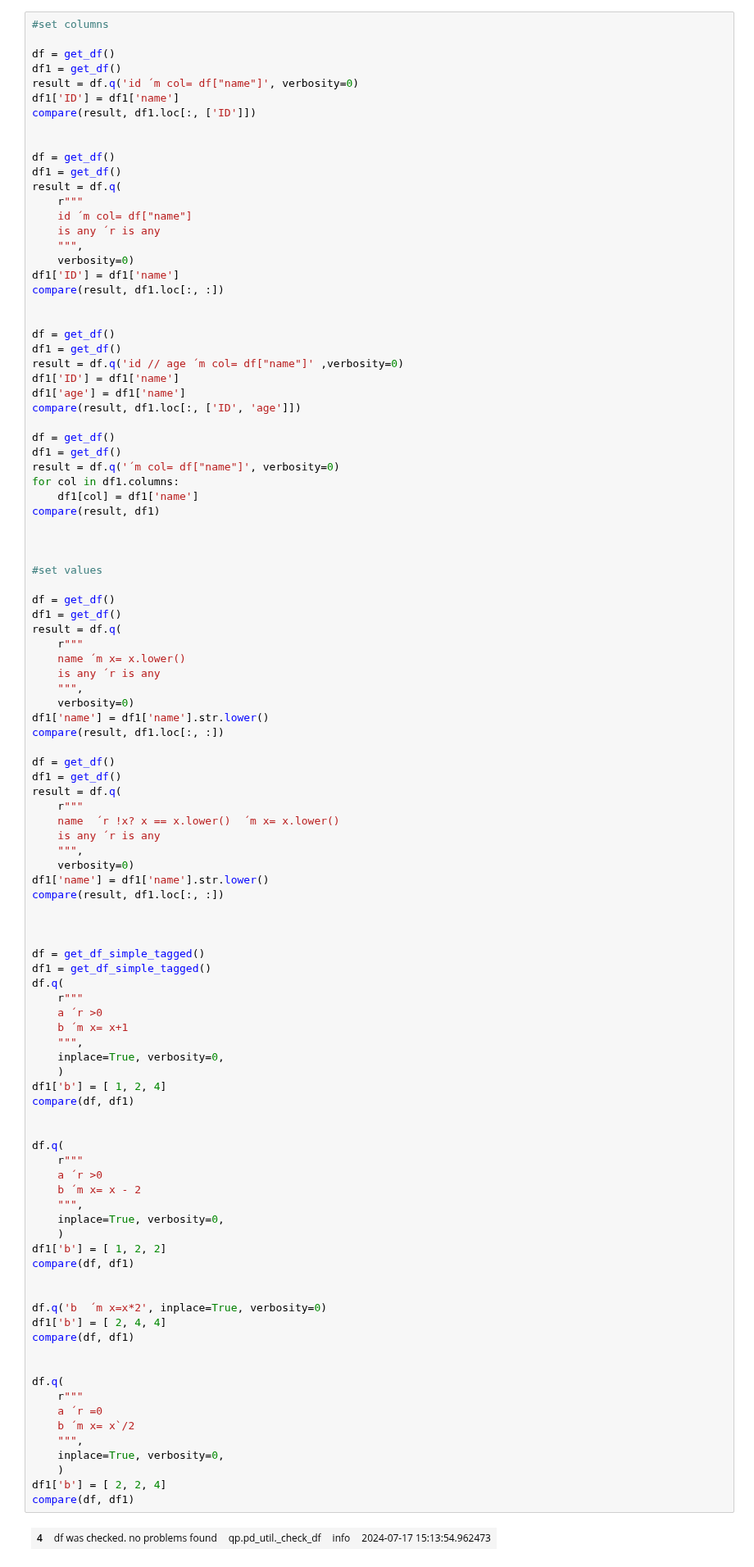
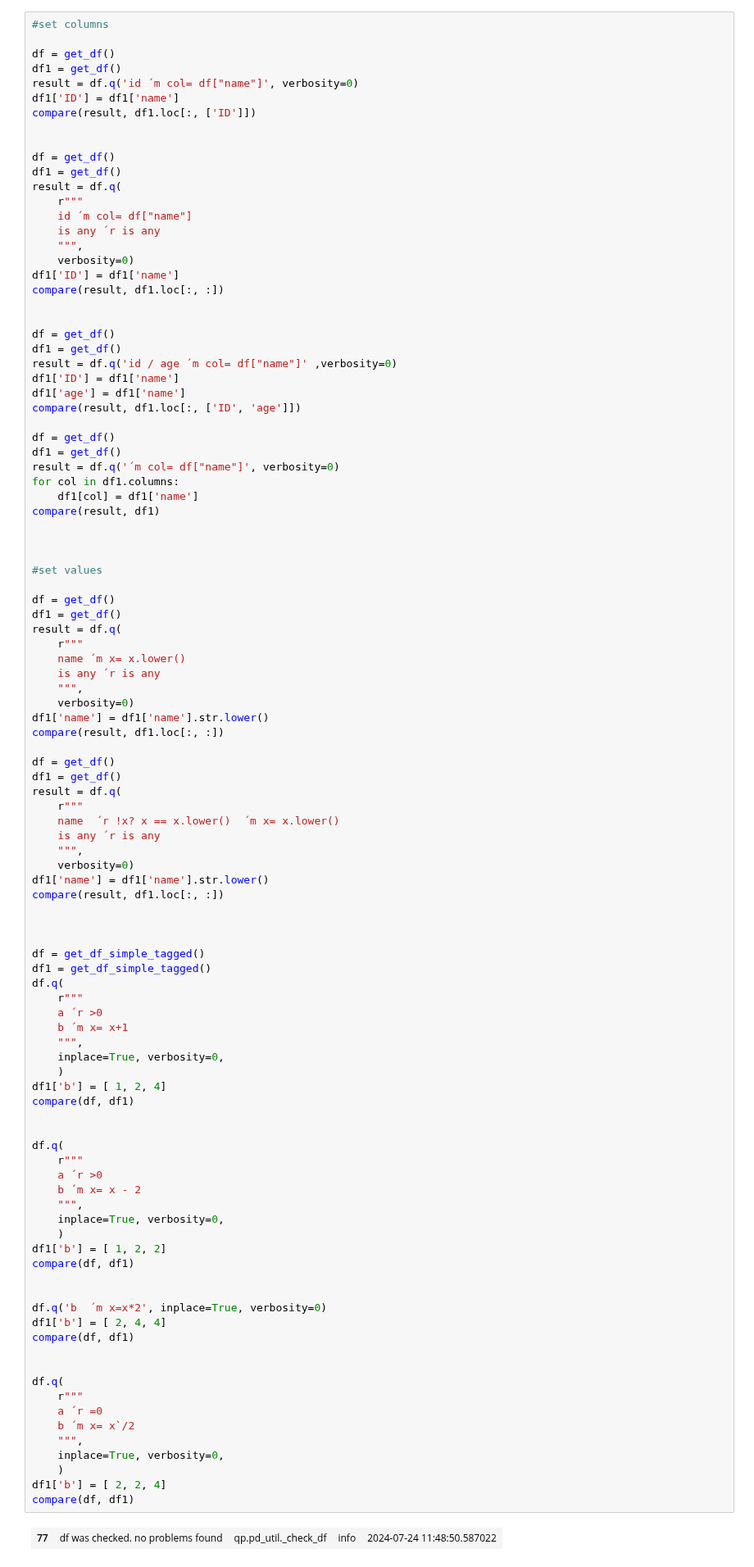
Before and after one commit to MartinVoelkl94/qplib_dev, a Jupyter notebook: testing.ipynb, the cells around one changed output. Shown at 82% size. Cells and saved outputs as stored; diff of their text form.

```diff
--- a/testing.ipynb
+++ b/testing.ipynb
@@ -988,7 +1024,7 @@ compare(result, df1.loc[:, :])
 
 df = get_df()
 df1 = get_df()
-result = df.q('id // age ´m col= df["name"]' ,verbosity=0)
+result = df.q('id / age ´m col= df["name"]' ,verbosity=0)
 df1['ID'] = df1['name']
 df1['age'] = df1['name']
 compare(result, df1.loc[:, ['ID', 'age']])
@@ -1040,32 +1076,32 @@ df.q(
 df1['b'] = [ 1, 2, 4]
 compare(df, df1)
 
 
 df.q(
     r"""
     a ´r >0
     b ´m x= x - 2
     """,
     inplace=True, verbosity=0,
     )
 df1['b'] = [ 1, 2, 2]
 compare(df, df1)
 
 
 df.q('b  ´m x=x*2', inplace=True, verbosity=0)
 df1['b'] = [ 2, 4, 4]
 compare(df, df1)
 
 
 df.q(
     r"""
     a ´r =0
     b ´m x= x`/2
     """,
     inplace=True, verbosity=0,
     )
 df1['b'] = [ 2, 2, 4]
 compare(df, df1)
 # %% [output]
-| 4 | df was checked. no problems found | qp.pd_util._check_df | info | 2024-07-17 15:13:54.962473 |
+| 77 | df was checked. no problems found | qp.pd_util._check_df | info | 2024-07-24 11:48:50.587022 |
 passed test for arg: "id ´m col= df["name"]"
```
Also changed, not shown: parts of 8 cells of this notebook, 3 other files.
